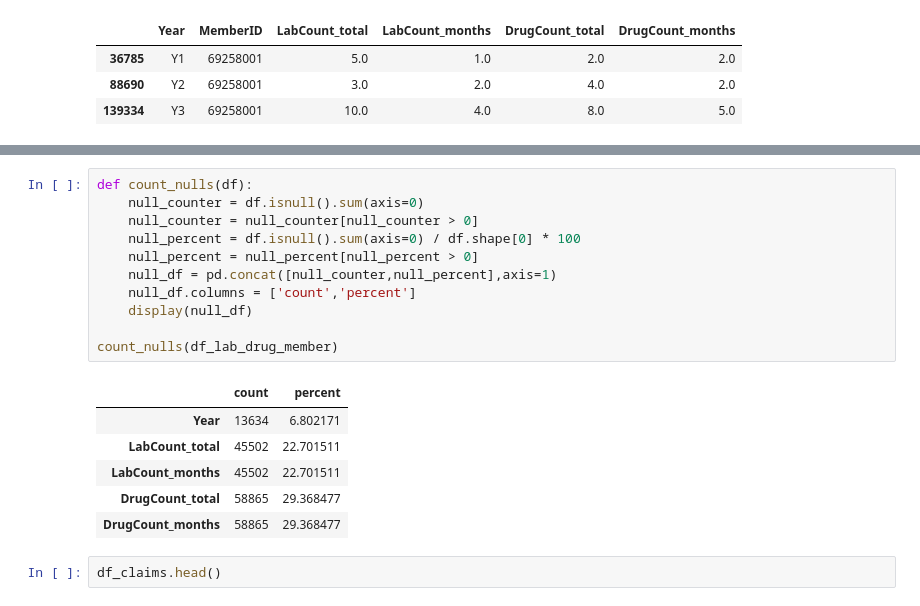
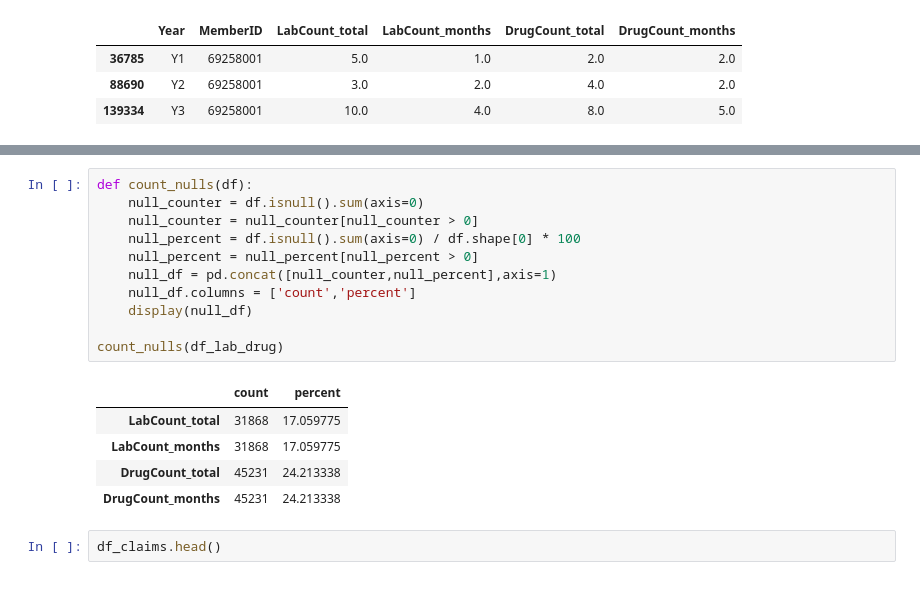
Before and after one commit to truongkhanhduy95/Heritage-Health-Prize, a Jupyter notebook: 1.data-preparation/merger.ipynb, the cells around one changed output, grey strips where cells are left out. Cells and saved outputs as stored; diff of their text form.

```diff
--- a/1.data-preparation/merger.ipynb
+++ b/1.data-preparation/merger.ipynb
@@ -91,21 +61,20 @@ df_lab_drug_member.describe()
 # %%
 def count_nulls(df):
     null_counter = df.isnull().sum(axis=0)
     null_counter = null_counter[null_counter > 0]
     null_percent = df.isnull().sum(axis=0) / df.shape[0] * 100
     null_percent = null_percent[null_percent > 0]
     null_df = pd.concat([null_counter,null_percent],axis=1)
     null_df.columns = ['count','percent']
     display(null_df)
 
-count_nulls(df_lab_drug_member)
+count_nulls(df_lab_drug)
 # %% [output]
 |  | count | percent |
-| Year | 13634 | 6.802171 |
-| LabCount_total | 45502 | 22.701511 |
-| LabCount_months | 45502 | 22.701511 |
-| DrugCount_total | 58865 | 29.368477 |
-| DrugCount_months | 58865 | 29.368477 |
+| LabCount_total | 31868 | 17.059775 |
+| LabCount_months | 31868 | 17.059775 |
+| DrugCount_total | 45231 | 24.213338 |
+| DrugCount_months | 45231 | 24.213338 |
 # %%
 df_claims.head()
 # %% [output]
```
Also changed, not shown: parts of 12 cells of this notebook, 1 other file.
